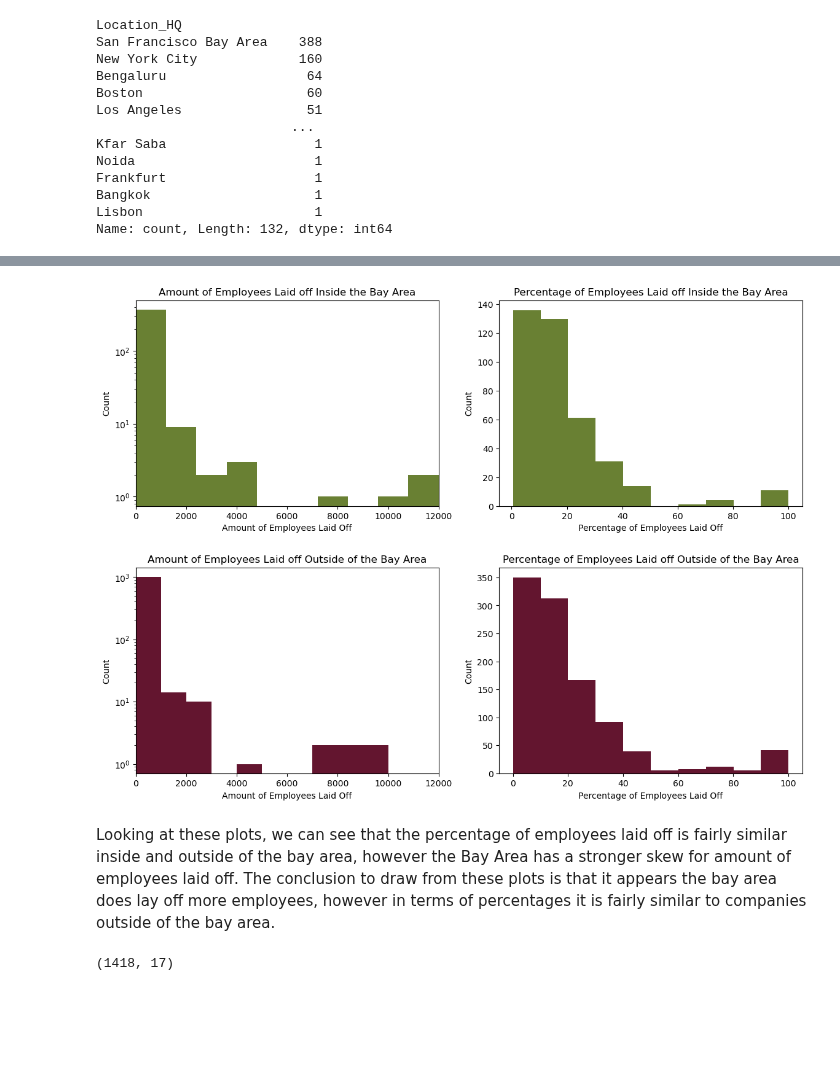
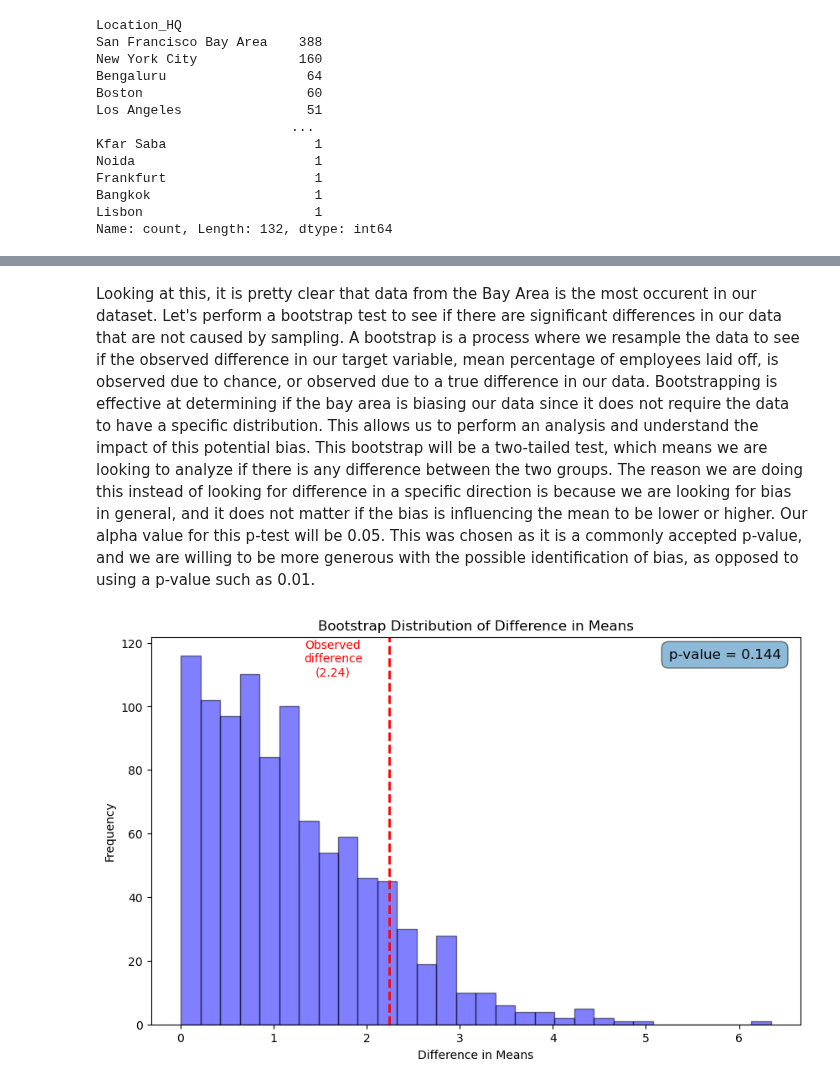
Before and after one commit to COGS108/Group019_WI24, a Jupyter notebook: Sebastian.ipynb, the cells around one changed output, grey strips where cells are left out. Cells and saved outputs as stored; diff of their text form; code cells hidden in the pictures; blank space fills up the shorter version.

```diff
--- a/Sebastian.ipynb
+++ b/Sebastian.ipynb
@@ -178,39 +176,43 @@ Looking at this, it is pretty clear that data from the Bay Area is the most occu
+# %% [markdown]
+Looking at this, it is pretty clear that data from the Bay Area is the most occurent in our dataset. Let's perform a bootstrap test to see if there are significant differences in our data that are not caused by sampling. A bootstrap is a process where we resample the data to see if the observed difference in our target variable, mean percentage of employees laid off, is observed due to chance, or observed due to a true difference in our data. Bootstrapping is effective at determining if the bay area is biasing our data since it does not require the data to have a specific distribution. This allows us to perform an analysis and understand the impact of this potential bias. This bootstrap will be a two-tailed test, which means we are looking to analyze if there is any difference between the two groups. The reason we are doing this instead of looking for difference in a specific direction is because we are looking for bias in general, and it does not matter if the bias is influencing the mean to be lower or higher. Our alpha value for this p-test will be 0.05. This was chosen as it is a commonly accepted p-value, and we are willing to be more generous with the possible identification of bias, as opposed to using a p-value such as 0.01.
 # %%
 bay = df.copy()
 bay['bay'] = df['Location_HQ'].apply(lambda hq: hq == 'San Francisco Bay Area')
 in_bay = bay[bay['bay']]
 out_bay = bay[bay['bay'] == False]
-# %%
-fig, axes = plt.subplots(2, 2, figsize=(14,10), gridspec_kw={'hspace': 0.3})
-axes[0][0].hist(in_bay['Laid_Off'], color='#698033')
-axes[0][0].set_xlabel('Amount of Employees Laid Off')
-axes[0][0].set_ylabel('Count')
-axes[0][0].set_yscale('log')
-axes[0][0].set_xlim((0, 12000))
-axes[0][0].set_title('Amount of Employees Laid off Inside the Bay Area')
-
-axes[0][1].hist(in_bay['Percentage'], color='#698033')
-axes[0][1].set_xlabel('Percentage of Employees Laid Off')
-axes[0][1].set_ylabel('Count')
-axes[0][1].set_title('Percentage of Employees Laid off Inside the Bay Area')
-
-axes[1][0].hist(out_bay['Laid_Off'], color='#63152f')
-axes[1][0].set_xlabel('Amount of Employees Laid Off')
-axes[1][0].set_ylabel('Count')
-axes[1][0].set_yscale('log')
-axes[1][0].set_xlim((0, 12000))
-axes[1][0].set_title('Amount of Employees Laid off Outside of the Bay Area')
-
-axes[1][1].hist(out_bay['Percentage'], color='#63152f')
-axes[1][1].set_xlabel('Percentage of Employees Laid Off')
-axes[1][1].set_ylabel('Count')
-axes[1][1].set_title('Percentage of Employees Laid off Outside of the Bay Area')
-plt.show()
-# %% [output]
-[figure, removed]
-# %% [markdown]
-Looking at these plots, we can see that the percentage of employees laid off is fairly similar inside and outside of the bay area, however the Bay Area has a stronger skew for amount of employees laid off. The conclusion to draw from these plots is that it appears the bay area does lay off more employees, however in terms of percentages it is fairly similar to companies outside of the bay area.
-# %%
-df.shape
-# %% [output]
-(1418, 17)
+# %%
+from scipy.stats import ttest_ind
+from sklearn.utils import resample
+
+inside_bay = bay[bay['bay'] == True]['Percentage']
+outside_bay = bay[bay['bay'] == False]['Percentage']
+observed_diff = np.abs(inside_bay.mean() - outside_bay.mean())
+
+n_iterations = 1000
+n_size = int(len(bay) * 0.50)
+diff_means = np.zeros(n_iterations)
+
+for i in range(n_iterations):
+    sample = resample(bay['Percentage'], n_samples=n_size)
+    inside_bay_sample = sample[:int(n_size / 2)]
+    outside_bay_sample = sample[int(n_size / 2):]
+    diff_means[i] = np.abs(inside_bay_sample.mean() - outside_bay_sample.mean())
+
+p_value = np.sum(diff_means >= observed_diff) / n_iterations
+
+plt.figure(figsize=(10, 6))
+plt.hist(diff_means, bins=30, alpha=0.5, color='blue', edgecolor='black')
+
+plt.axvline(observed_diff, color='red', linestyle='dashed', linewidth=2)
+
+plt.text(observed_diff - 0.6, plt.ylim()[1] * 0.9, f'Observed\ndifference\n({observed_diff:.2f})',
+         horizontalalignment='center', color='red')
+plt.text(0.97, 0.97, f'p-value = {p_value:.3f}', transform=plt.gca().transAxes,
+         fontsize=12, verticalalignment='top', horizontalalignment='right',
+         bbox=dict(boxstyle="round,pad=0.5", alpha=0.5))
+plt.title('Bootstrap Distribution of Difference in Means')
+plt.xlabel('Difference in Means')
+plt.ylabel('Frequency')
+plt.show()
+# %% [output]
+[figure, added]
```
Also changed, not shown: parts of 9 cells of this notebook.
